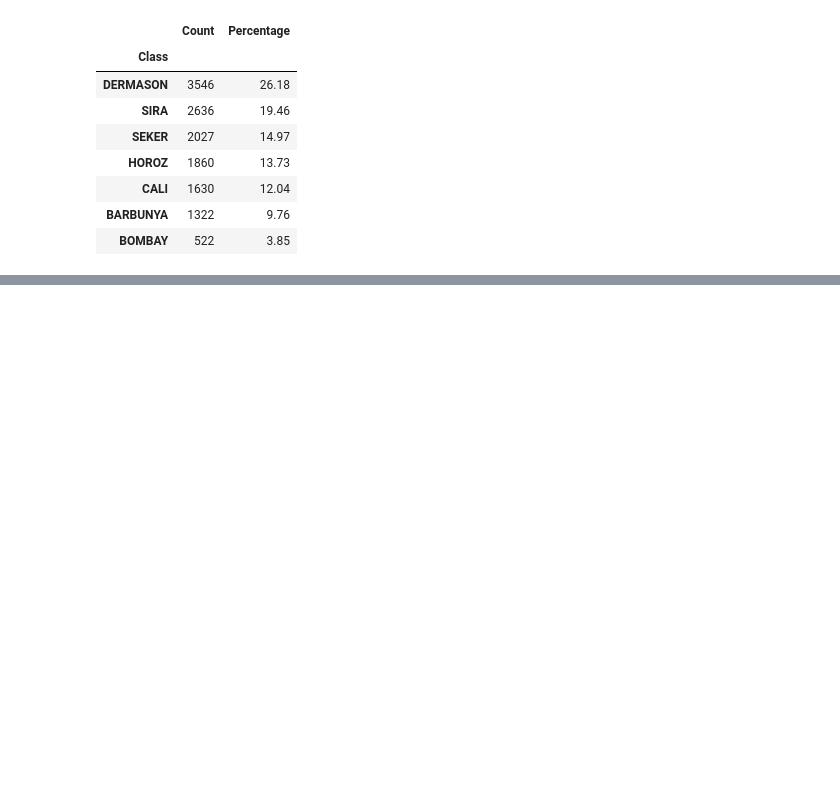
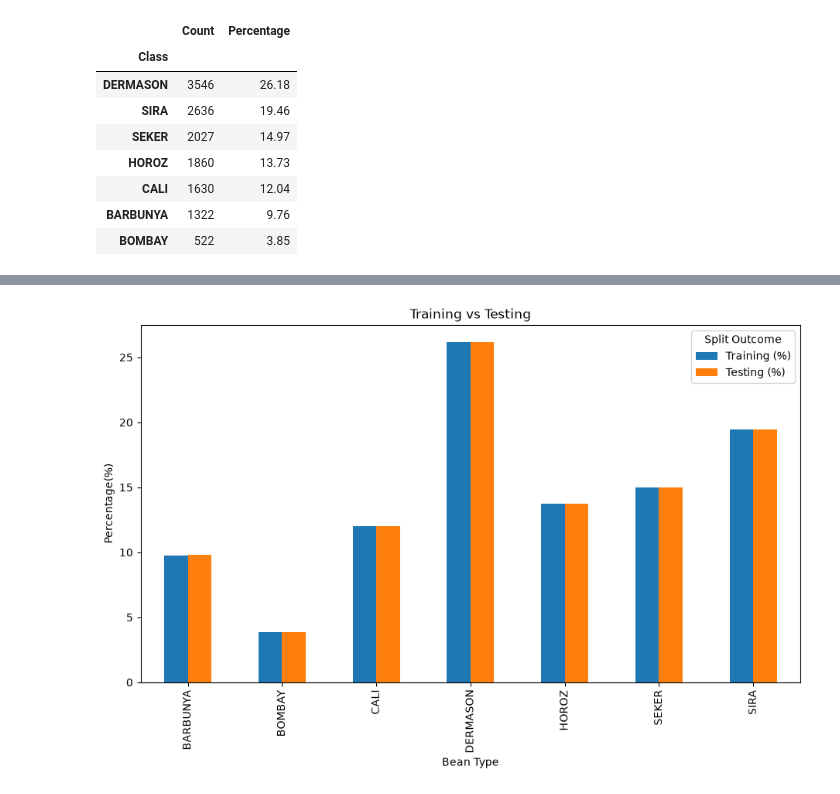
Before and after one commit to 2026ct05143/ML_Assignment_2, a Jupyter notebook: models/dry_bean_classification.ipynb, the cells around one changed output, grey strips where cells are left out. Drawn from its saved outputs; the diff is of its cells as text; code cells hidden in the pictures; blank space fills up the shorter version.

Commit message:
Data has been split to train and test and analysis don

```diff
--- a/models/dry_bean_classification.ipynb
+++ b/models/dry_bean_classification.ipynb
@@ -196,0 +247,13 @@ plt.show()
+# %%
+distribution_comparison.plot(
+    kind="bar",
+    figsize=(11, 6)
+)
+
+plt.title("Training vs Testing")
+plt.xlabel("Bean Type")
+plt.ylabel("Percentage(%)")
+plt.legend(title="Split Outcome")
+plt.show()
+# %% [output]
+[figure, added]
```
Also changed, not shown: parts of 5 cells of this notebook.
